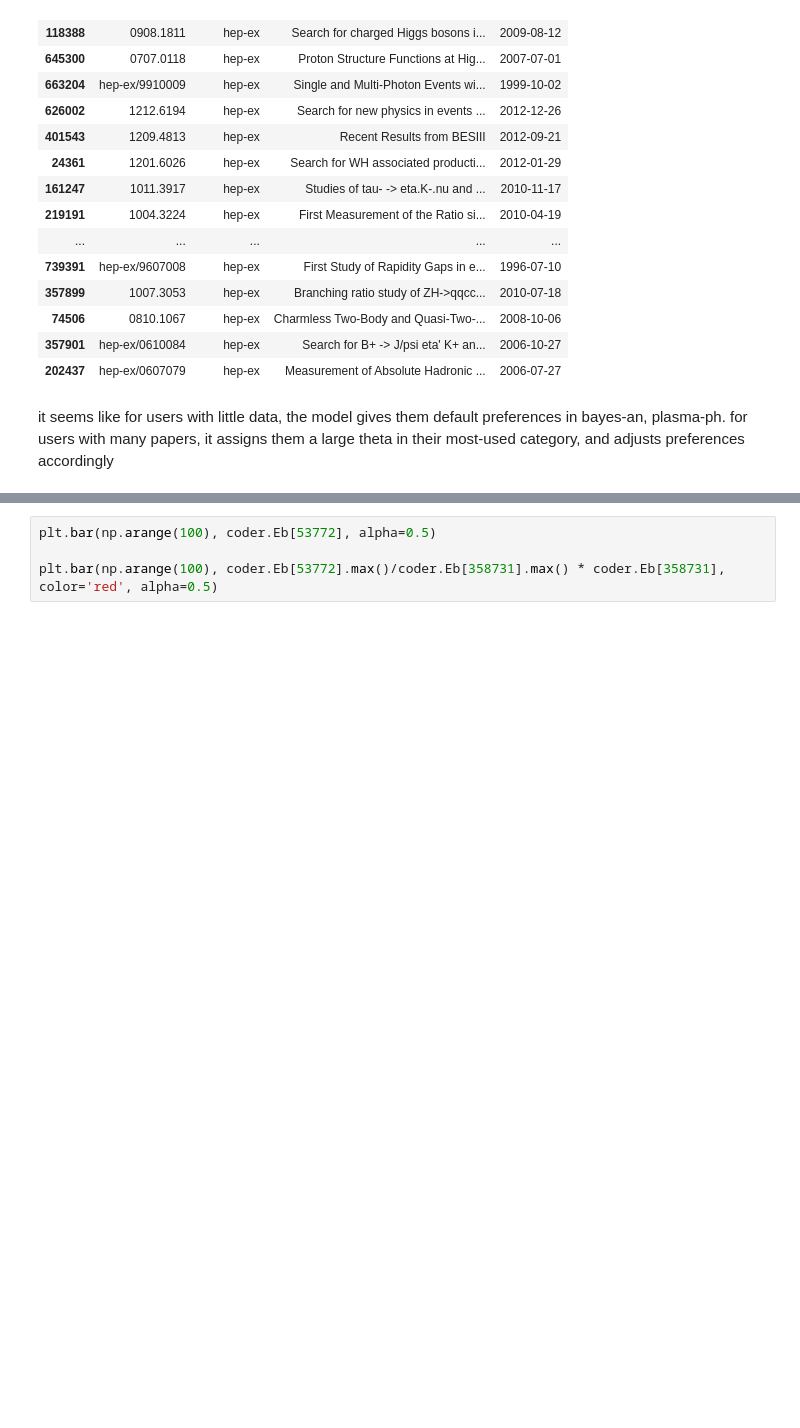
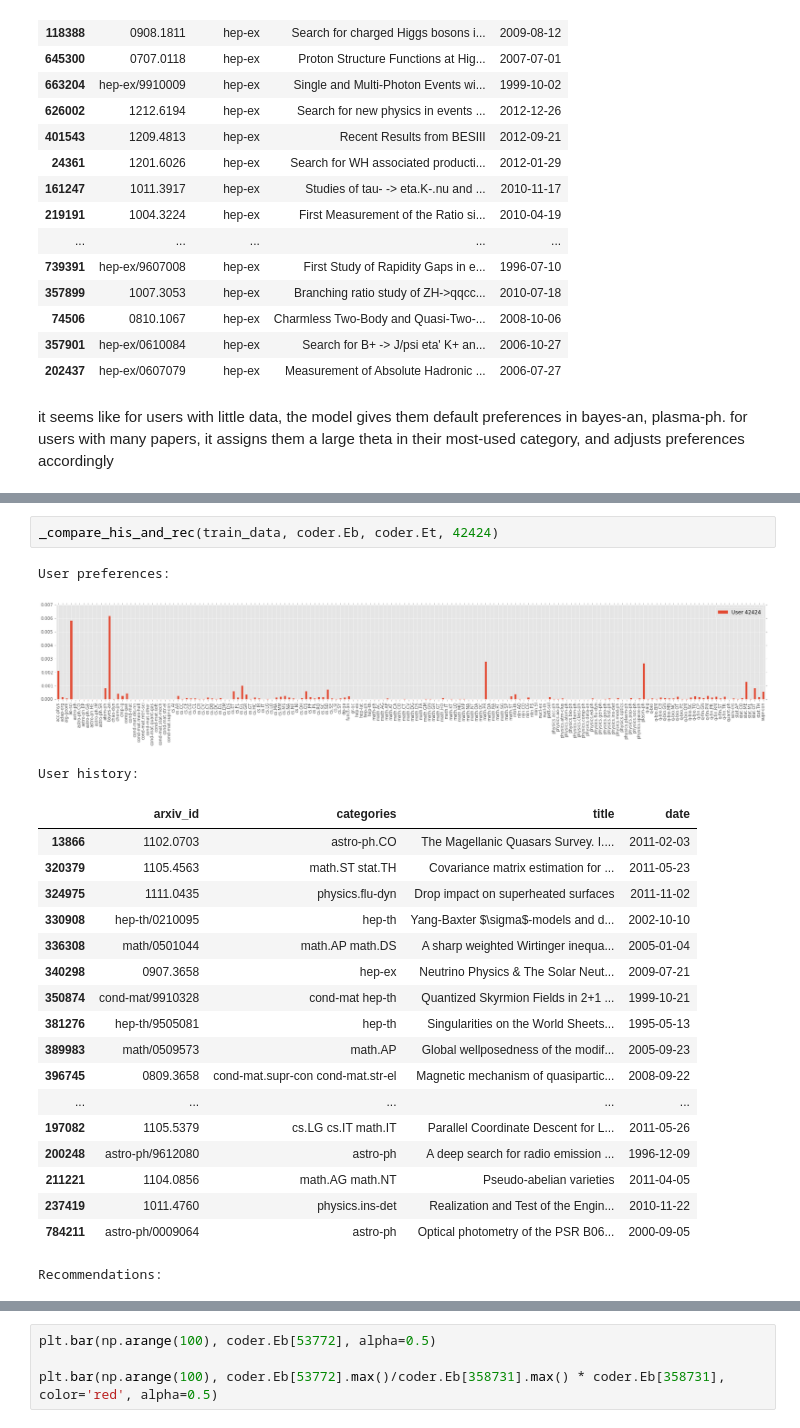
Before and after one commit to jaanli/ctpf, a Jupyter notebook: run PMF on arxiv user data.ipynb, the cells around one changed output, grey strips where cells are left out. Drawn from its saved outputs; the diff is of its cells as text; blank space fills up the shorter version.

```diff
--- a/run PMF on arxiv user data.ipynb
+++ b/run PMF on arxiv user data.ipynb
@@ -363,0 +364,24 @@ Recommendations:
+# %%
+_compare_his_and_rec(train_data, coder.Eb, coder.Et, 42424)
+# %% [output]
+User preferences:
+[figure, added]
+User history:
+|  | arxiv_id | categories | title | date |
+| 13866 | 1102.0703 | astro-ph.CO | The Magellanic Quasars Survey. I.... | 2011-02-03 |
+| 320379 | 1105.4563 | math.ST stat.TH | Covariance matrix estimation for ... | 2011-05-23 |
+| 324975 | 1111.0435 | physics.flu-dyn | Drop impact on superheated surfaces | 2011-11-02 |
+| 330908 | hep-th/0210095 | hep-th | Yang-Baxter $\sigma$-models and d... | 2002-10-10 |
+| 336308 | math/0501044 | math.AP math.DS | A sharp weighted Wirtinger inequa... | 2005-01-04 |
+| 340298 | 0907.3658 | hep-ex | Neutrino Physics & The Solar Neut... | 2009-07-21 |
+| 350874 | cond-mat/9910328 | cond-mat hep-th | Quantized Skyrmion Fields in 2+1 ... | 1999-10-21 |
+| 381276 | hep-th/9505081 | hep-th | Singularities on the World Sheets... | 1995-05-13 |
+| 389983 | math/0509573 | math.AP | Global wellposedness of the modif... | 2005-09-23 |
+| 396745 | 0809.3658 | cond-mat.supr-con cond-mat.str-el | Magnetic mechanism of quasipartic... | 2008-09-22 |
+| ... | ... | ... | ... | ... |
+| 197082 | 1105.5379 | cs.LG cs.IT math.IT | Parallel Coordinate Descent for L... | 2011-05-26 |
+| 200248 | astro-ph/9612080 | astro-ph | A deep search for radio emission ... | 1996-12-09 |
+| 211221 | 1104.0856 | math.AG math.NT | Pseudo-abelian varieties | 2011-04-05 |
+| 237419 | 1011.4760 | physics.ins-det | Realization and Test of the Engin... | 2010-11-22 |
+| 784211 | astro-ph/0009064 | astro-ph | Optical photometry of the PSR B06... | 2000-09-05 |
+Recommendations:
```
Also changed, not shown: parts of 13 cells of this notebook, 2 other files.
